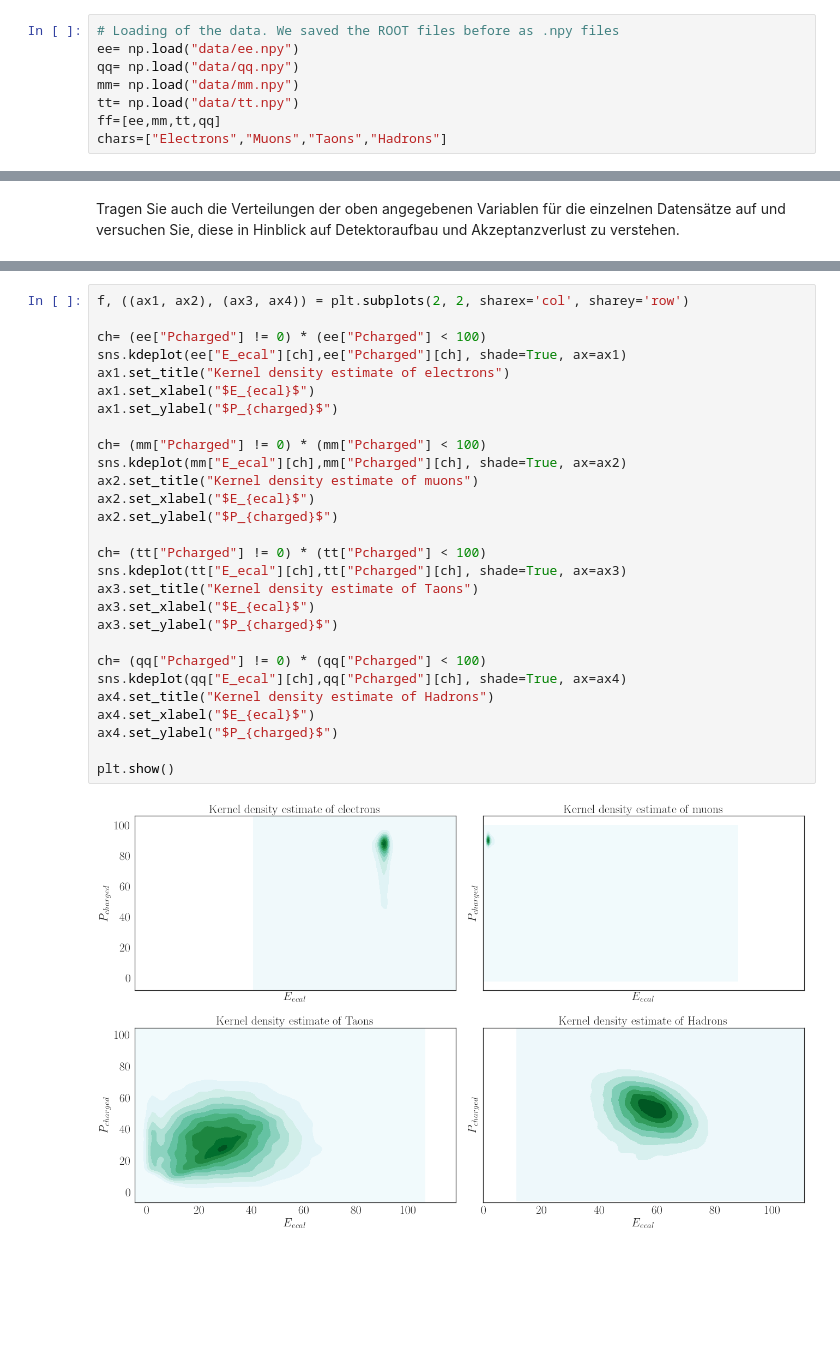
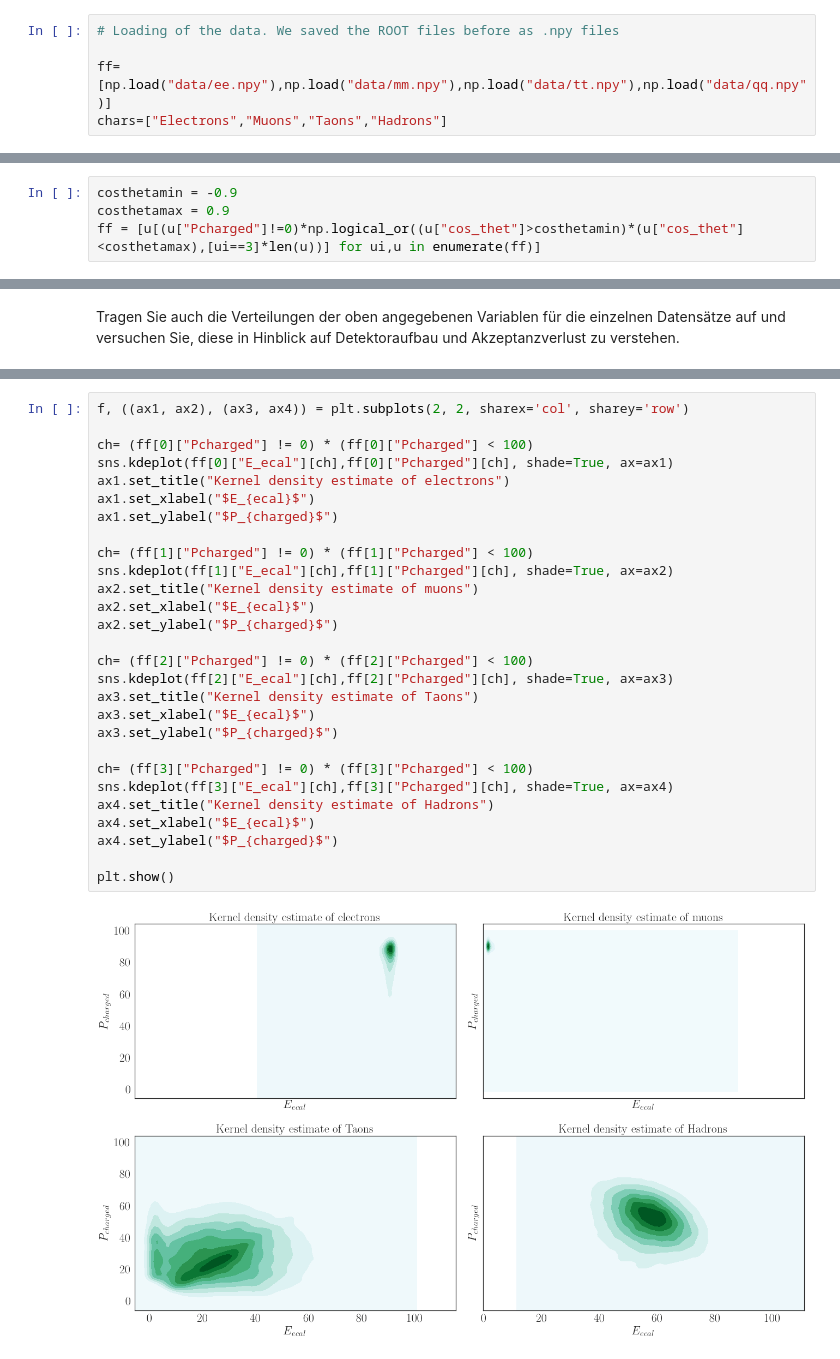
Before and after one commit to Bondzio/fp, a Jupyter notebook: Z0/analysis/Montecarlo_data.ipynb, the cells around one changed output, grey strips where cells are left out. Cells and saved outputs as stored; diff of their text form; blank space fills up the shorter version.

```diff
--- a/Z0/analysis/Montecarlo_data.ipynb
+++ b/Z0/analysis/Montecarlo_data.ipynb
@@ -22,9 +27,6 @@ rcParams['axes.titlesize'] = fontsize_labels
 rcParams['figure.figsize'] = (3*6.2, 3*3.83)  # in inches; width corresponds to \textwidth in latex document (golden ratio)
 # %%
 # Loading of the data. We saved the ROOT files before as .npy files
-ee= np.load("data/ee.npy")
-qq= np.load("data/qq.npy")
-mm= np.load("data/mm.npy")
-tt= np.load("data/tt.npy")
-ff=[ee,mm,tt,qq]
+
+ff=[np.load("data/ee.npy"),np.load("data/mm.npy"),np.load("data/tt.npy"),np.load("data/qq.npy")]
 chars=["Electrons","Muons","Taons","Hadrons"]
@@ -31,3 +61,7 @@ chars=["Electrons","Muons","Taons","Hadrons"]
+# %%
+costhetamin = -0.9
+costhetamax = 0.9
+ff = [u[(u["Pcharged"]!=0)*np.logical_or((u["cos_thet"]>costhetamin)*(u["cos_thet"]<costhetamax),[ui==3]*len(u))] for ui,u in enumerate(ff)]
 # %% [markdown]
 FRAGE
 Betrachten Sie die cos(Θ)-Verteilung der Elektronen. Versuchen Sie diese im Hinblick
@@ -94,30 +128,30 @@ plt.show()
 # %%
 f, ((ax1, ax2), (ax3, ax4)) = plt.subplots(2, 2, sharex='col', sharey='row')
 
-ch= (ee["Pcharged"] != 0) * (ee["Pcharged"] < 100)
-sns.kdeplot(ee["E_ecal"][ch],ee["Pcharged"][ch], shade=True, ax=ax1)
+ch= (ff[0]["Pcharged"] != 0) * (ff[0]["Pcharged"] < 100)
+sns.kdeplot(ff[0]["E_ecal"][ch],ff[0]["Pcharged"][ch], shade=True, ax=ax1)
 ax1.set_title("Kernel density estimate of electrons")
 ax1.set_xlabel("$E_{ecal}$")
 ax1.set_ylabel("$P_{charged}$")
 
-ch= (mm["Pcharged"] != 0) * (mm["Pcharged"] < 100)
-sns.kdeplot(mm["E_ecal"][ch],mm["Pcharged"][ch], shade=True, ax=ax2)
+ch= (ff[1]["Pcharged"] != 0) * (ff[1]["Pcharged"] < 100)
+sns.kdeplot(ff[1]["E_ecal"][ch],ff[1]["Pcharged"][ch], shade=True, ax=ax2)
 ax2.set_title("Kernel density estimate of muons")
 ax2.set_xlabel("$E_{ecal}$")
 ax2.set_ylabel("$P_{charged}$")
 
-ch= (tt["Pcharged"] != 0) * (tt["Pcharged"] < 100)
-sns.kdeplot(tt["E_ecal"][ch],tt["Pcharged"][ch], shade=True, ax=ax3)
+ch= (ff[2]["Pcharged"] != 0) * (ff[2]["Pcharged"] < 100)
+sns.kdeplot(ff[2]["E_ecal"][ch],ff[2]["Pcharged"][ch], shade=True, ax=ax3)
 ax3.set_title("Kernel density estimate of Taons")
 ax3.set_xlabel("$E_{ecal}$")
 ax3.set_ylabel("$P_{charged}$")
 
-ch= (qq["Pcharged"] != 0) * (qq["Pcharged"] < 100)
-sns.kdeplot(qq["E_ecal"][ch],qq["Pcharged"][ch], shade=True, ax=ax4)
+ch= (ff[3]["Pcharged"] != 0) * (ff[3]["Pcharged"] < 100)
+sns.kdeplot(ff[3]["E_ecal"][ch],ff[3]["Pcharged"][ch], shade=True, ax=ax4)
 ax4.set_title("Kernel density estimate of Hadrons")
 ax4.set_xlabel("$E_{ecal}$")
 ax4.set_ylabel("$P_{charged}$")
 
 plt.show()
 # %% [output]
-[figure, old version]
+[figure, new version]
```
Also changed, not shown: parts of 24 cells of this notebook, 2 other files.
